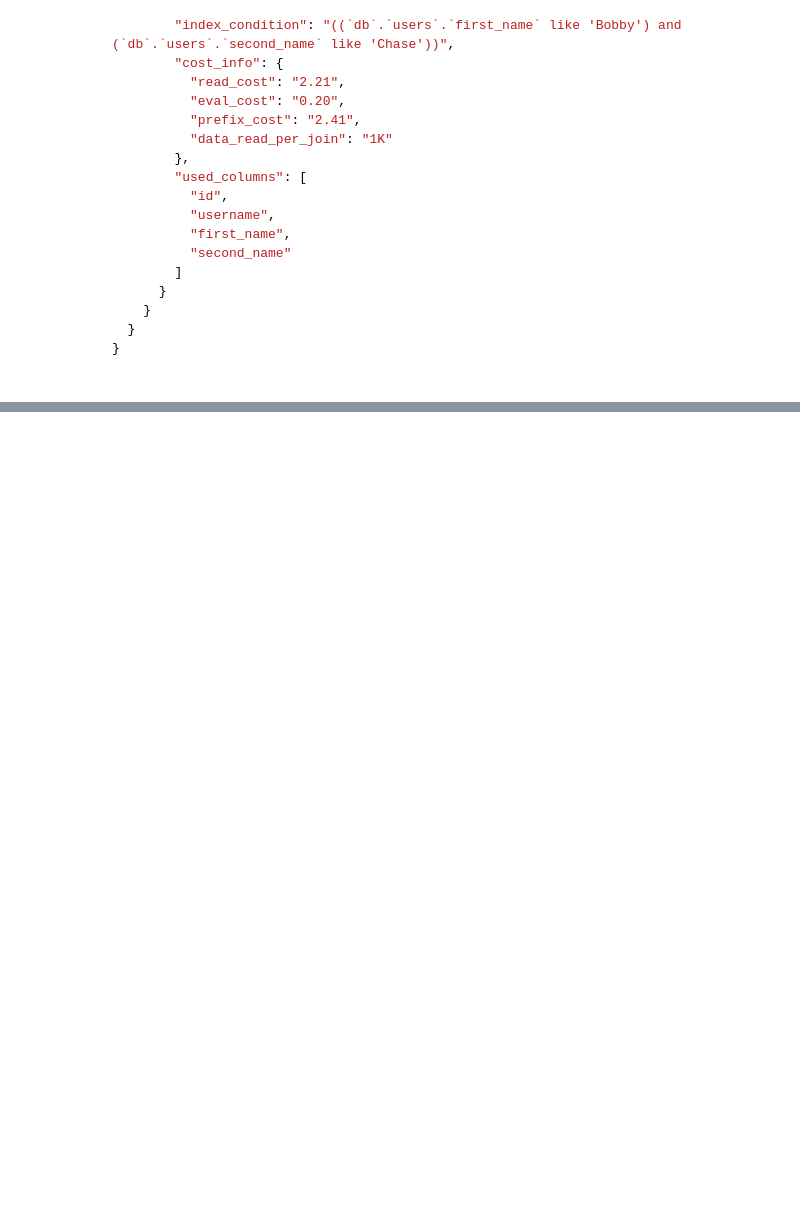
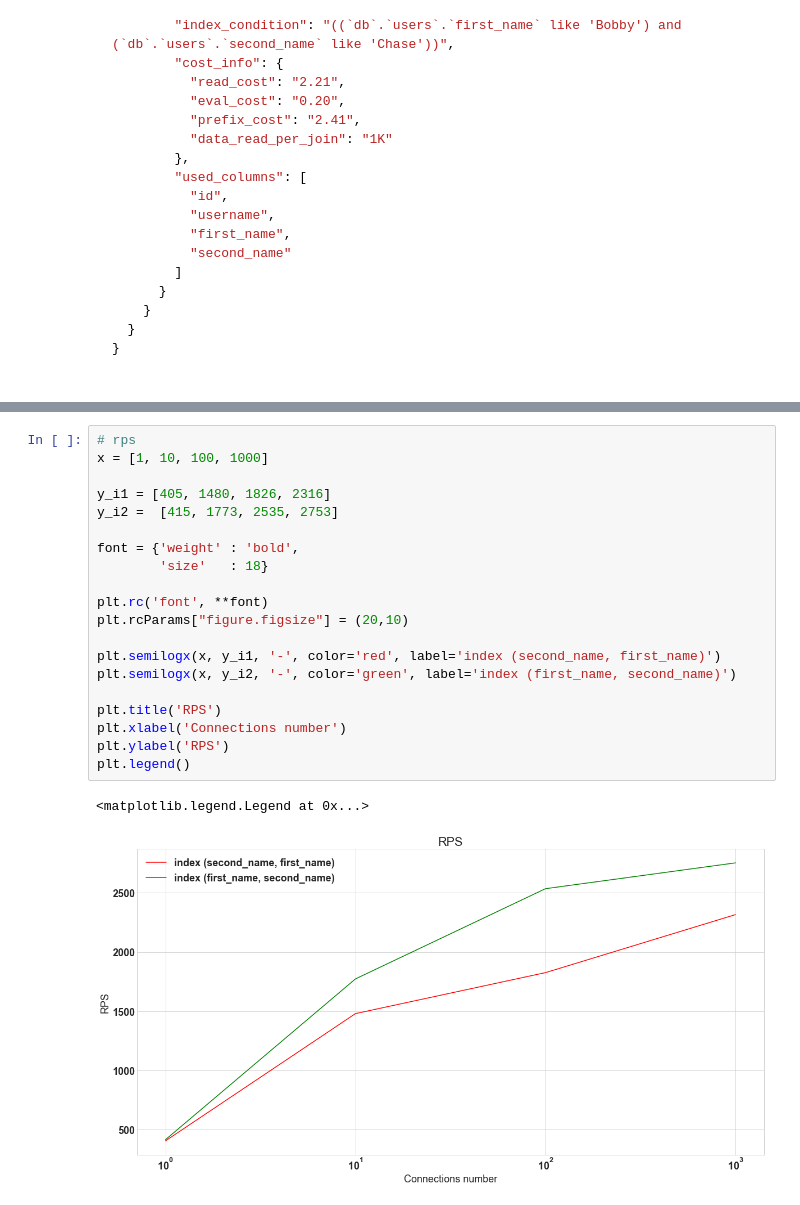
Before and after one commit to qDes/social_network, a Jupyter notebook: fakedata/Test report.ipynb, the cells around one changed output, grey strips where cells are left out. Drawn from its saved outputs; the diff is of its cells as text; blank space fills up the shorter version.

```diff
--- a/fakedata/Test report.ipynb
+++ b/fakedata/Test report.ipynb
@@ -139,0 +165,23 @@ create index users_first_name_second_name_index
+# %%
+# rps
+x = [1, 10, 100, 1000]
+
+y_i1 = [405, 1480, 1826, 2316]
+y_i2 =  [415, 1773, 2535, 2753]
+
+font = {'weight' : 'bold',
+        'size'   : 18}
+
+plt.rc('font', **font)
+plt.rcParams["figure.figsize"] = (20,10)
+
+plt.semilogx(x, y_i1, '-', color='red', label='index (second_name, first_name)')
+plt.semilogx(x, y_i2, '-', color='green', label='index (first_name, second_name)')
+
+plt.title('RPS')
+plt.xlabel('Connections number')
+plt.ylabel('RPS')
+plt.legend()
+# %% [output]
+<matplotlib.legend.Legend at 0x...>
+[figure, added]
```
Also changed, not shown: parts of 4 cells of this notebook, 3 other files.
